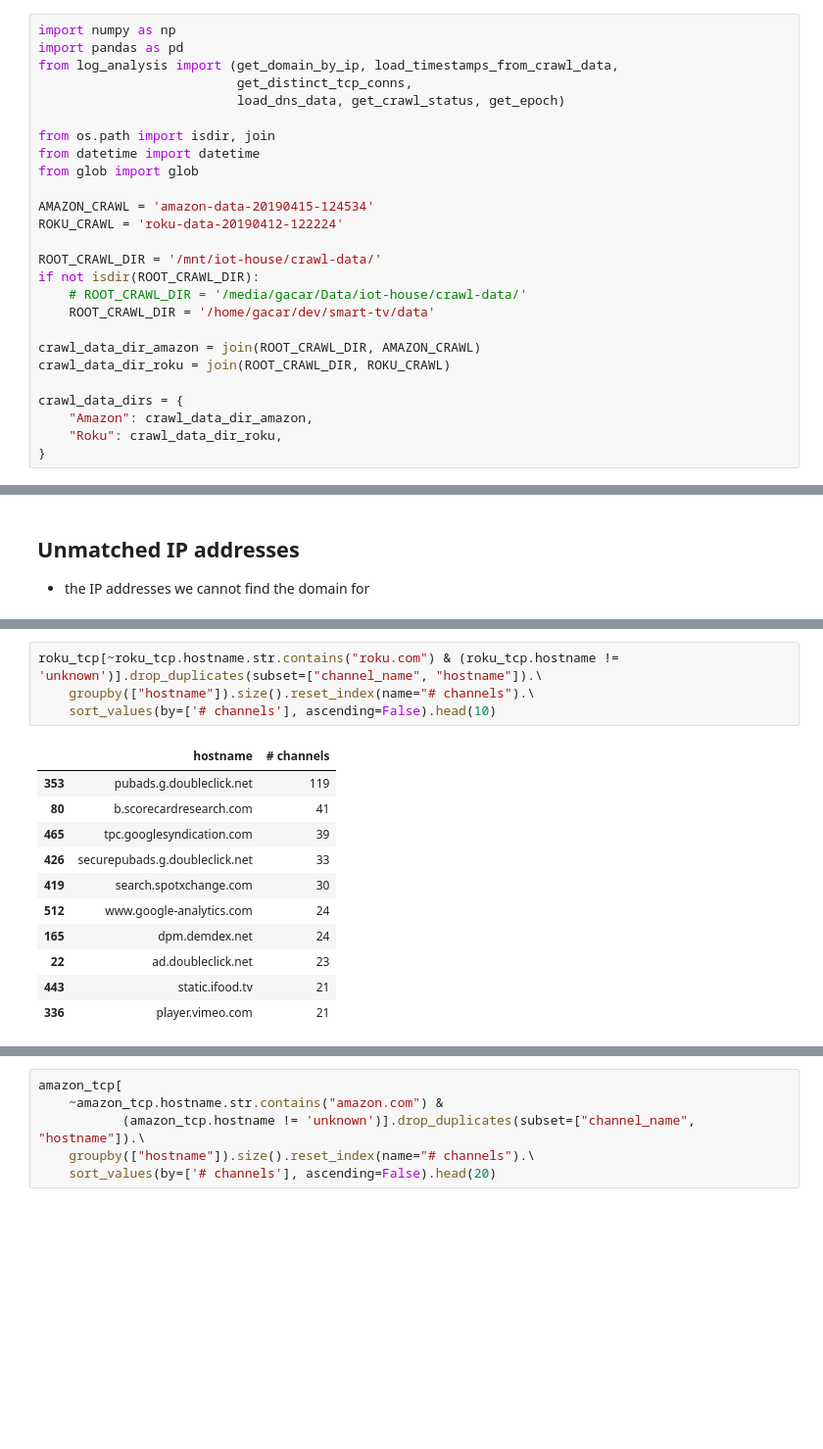
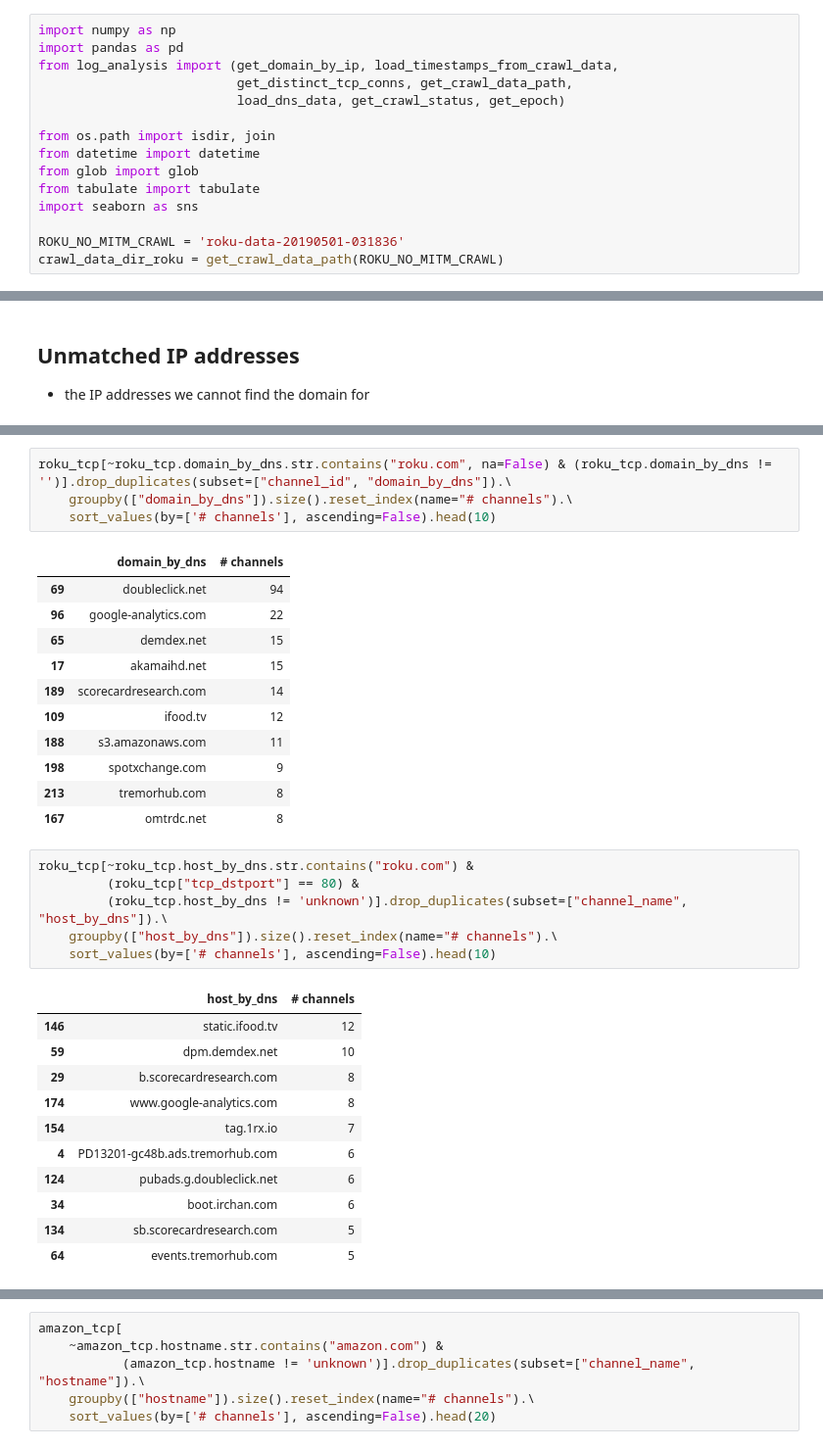
Before and after one commit to citp/ott-tracking, a Jupyter notebook: src/analysis/notebooks/TCP-Connections.ipynb, the cells around one changed output, grey strips where cells are left out. Shown at 98% size. Drawn from its saved outputs; the diff is of its cells as text; blank space fills up the shorter version.

```diff
--- a/src/analysis/notebooks/TCP-Connections.ipynb
+++ b/src/analysis/notebooks/TCP-Connections.ipynb
@@ -5,27 +5,16 @@
 import numpy as np
 import pandas as pd
 from log_analysis import (get_domain_by_ip, load_timestamps_from_crawl_data,
-                          get_distinct_tcp_conns,
+                          get_distinct_tcp_conns, get_crawl_data_path,
                           load_dns_data, get_crawl_status, get_epoch)
 
 from os.path import isdir, join
 from datetime import datetime
 from glob import glob
+from tabulate import tabulate
+import seaborn as sns
 
-AMAZON_CRAWL = 'amazon-data-20190415-124534'
-ROKU_CRAWL = 'roku-data-20190412-122224'
-
-ROOT_CRAWL_DIR = '/mnt/iot-house/crawl-data/'
-if not isdir(ROOT_CRAWL_DIR):
-    # ROOT_CRAWL_DIR = '/media/gacar/Data/iot-house/crawl-data/'
-    ROOT_CRAWL_DIR = '/home/gacar/dev/smart-tv/data'
-
-crawl_data_dir_amazon = join(ROOT_CRAWL_DIR, AMAZON_CRAWL)
-crawl_data_dir_roku = join(ROOT_CRAWL_DIR, ROKU_CRAWL)
-
-crawl_data_dirs = {
-    "Amazon": crawl_data_dir_amazon,
-    "Roku": crawl_data_dir_roku,
-}
+ROKU_NO_MITM_CRAWL = 'roku-data-20190501-031836'
+crawl_data_dir_roku = get_crawl_data_path(ROKU_NO_MITM_CRAWL)
 # %%
 roku_crawl_results = get_crawl_status(crawl_data_dir_roku)
@@ -187,17 +184,35 @@ df_n_domains_by_channel.head(10)
+# %%
+roku_tcp[~roku_tcp.domain_by_dns.str.contains("roku.com", na=False) & (roku_tcp.domain_by_dns != '')].drop_duplicates(subset=["channel_id", "domain_by_dns"]).\
+    groupby(["domain_by_dns"]).size().reset_index(name="# channels").\
+    sort_values(by=['# channels'], ascending=False).head(10)
+# %% [output]
+|  | domain_by_dns | # channels |
+| 69 | doubleclick.net | 94 |
+| 96 | google-analytics.com | 22 |
+| 65 | demdex.net | 15 |
+| 17 | akamaihd.net | 15 |
+| 189 | scorecardresearch.com | 14 |
+| 109 | ifood.tv | 12 |
+| 188 | s3.amazonaws.com | 11 |
+| 198 | spotxchange.com | 9 |
+| 213 | tremorhub.com | 8 |
+| 167 | omtrdc.net | 8 |
 # %%
-roku_tcp[~roku_tcp.hostname.str.contains("roku.com") & (roku_tcp.hostname != 'unknown')].drop_duplicates(subset=["channel_name", "hostname"]).\
-    groupby(["hostname"]).size().reset_index(name="# channels").\
+roku_tcp[~roku_tcp.host_by_dns.str.contains("roku.com") &
+         (roku_tcp["tcp_dstport"] == 80) &
+         (roku_tcp.host_by_dns != 'unknown')].drop_duplicates(subset=["channel_name", "host_by_dns"]).\
+    groupby(["host_by_dns"]).size().reset_index(name="# channels").\
     sort_values(by=['# channels'], ascending=False).head(10)
 # %% [output]
-|  | hostname | # channels |
-| 353 | pubads.g.doubleclick.net | 119 |
-| 80 | b.scorecardresearch.com | 41 |
-| 465 | tpc.googlesyndication.com | 39 |
-| 426 | securepubads.g.doubleclick.net | 33 |
-| 419 | search.spotxchange.com | 30 |
-| 512 | www.google-analytics.com | 24 |
-| 165 | dpm.demdex.net | 24 |
-| 22 | ad.doubleclick.net | 23 |
-| 443 | static.ifood.tv | 21 |
-| 336 | player.vimeo.com | 21 |
+|  | host_by_dns | # channels |
+| 146 | static.ifood.tv | 12 |
+| 59 | dpm.demdex.net | 10 |
+| 29 | b.scorecardresearch.com | 8 |
+| 174 | www.google-analytics.com | 8 |
+| 154 | tag.1rx.io | 7 |
+| 4 | PD13201-gc48b.ads.tremorhub.com | 6 |
+| 124 | pubads.g.doubleclick.net | 6 |
+| 34 | boot.irchan.com | 6 |
+| 134 | sb.scorecardresearch.com | 5 |
+| 64 | events.tremorhub.com | 5 |
 # %%
```
Also changed, not shown: parts of 34 cells of this notebook, 3 other files.
